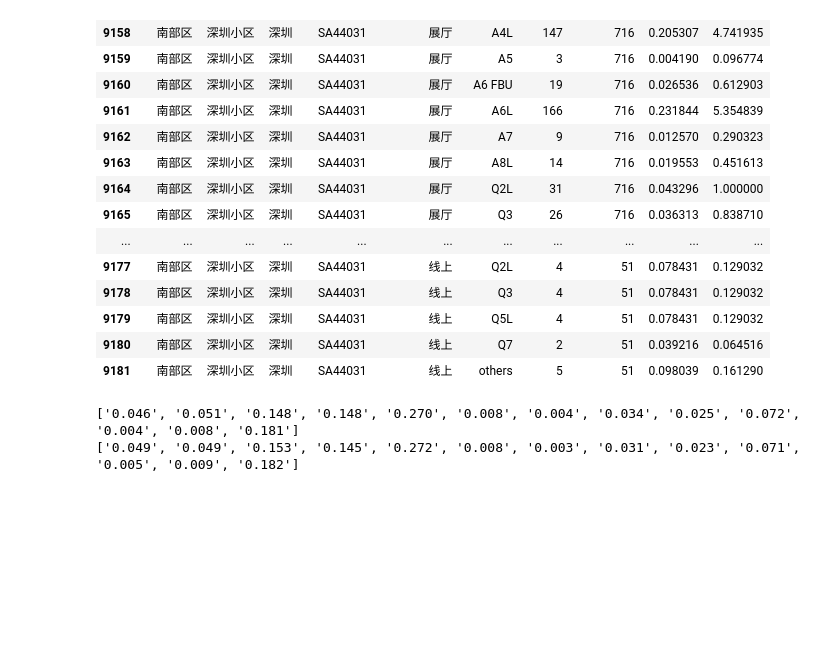
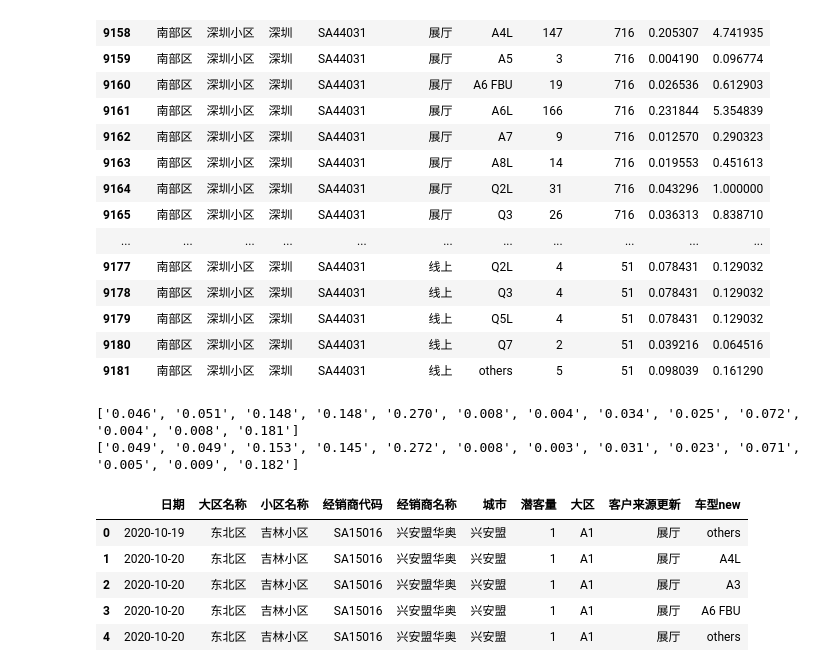
Before and after one commit to orinbai/notebook, a Jupyter notebook: missval.ipynb, the cells around one changed output. Drawn from its saved outputs; the diff is of its cells as text; code cells hidden in the pictures; blank space fills up the shorter version.

```diff
--- a/missval.ipynb
+++ b/missval.ipynb
@@ -24,4 +24,4 @@ cFilename = "车型代码20201111_F.xlsx"
 # databook = pd.read_excel("%s/%s" % (basedir, dFilename), sheet_name=0)
 # %%
 # databook.to_pickle("potential.pkl")
-databook = pd.read_pickle("potential.pkl")
+databook = pd.read_pickle("Data/potential.pkl")
@@ -39 +35,9 @@ tExcel = pd.read_excel("setting.xlsx", sheet_name=None)
+# %%
+# setting.xlsx 格式
+# 每个sheet的名字会被用来作为字段映射时的字典名，所以最好用英文，比如现在setting里的sheet名就是"cartype","bigarea"
+# 同时，sheet的内容是一个字段的映射关系，比如 大区名称->大区
+#      A    B
+#  1  东北区 A1
+# 这样读取的时候就可以按照下面去读了
+tExcel = pd.read_excel("Data/setting.xlsx", sheet_name=None)
 # %%
@@ -757,3 +769,14 @@ print(list(map(lambda x: '%.3f' % (x/maxnum), result)))
 # %% [output]
 ['0.046', '0.051', '0.148', '0.148', '0.270', '0.008', '0.004', '0.034', '0.025', '0.072', '0.004', '0.008', '0.181']
 ['0.049', '0.049', '0.153', '0.145', '0.272', '0.008', '0.003', '0.031', '0.023', '0.071', '0.005', '0.009', '0.182']
+# %%
+dataMiss['大区'] = dataMiss['大区名称'].map(settingHash['bigarea'])
+# %%
+dataMiss.head()
+# %% [output]
+|  | 日期 | 大区名称 | 小区名称 | 经销商代码 | 经销商名称 | 城市 | 潜客量 | 大区 | 客户来源更新 | 车型new |
+| 0 | 2020-10-19 | 东北区 | 吉林小区 | SA15016 | 兴安盟华奥 | 兴安盟 | 1 | A1 | 展厅 | others |
+| 1 | 2020-10-20 | 东北区 | 吉林小区 | SA15016 | 兴安盟华奥 | 兴安盟 | 1 | A1 | 展厅 | A4L |
+| 2 | 2020-10-20 | 东北区 | 吉林小区 | SA15016 | 兴安盟华奥 | 兴安盟 | 1 | A1 | 展厅 | A3 |
+| 3 | 2020-10-20 | 东北区 | 吉林小区 | SA15016 | 兴安盟华奥 | 兴安盟 | 1 | A1 | 展厅 | A6 FBU |
+| 4 | 2020-10-20 | 东北区 | 吉林小区 | SA15016 | 兴安盟华奥 | 兴安盟 | 1 | A1 | 展厅 | others |
```
Also changed, not shown: parts of 10 cells of this notebook, 1 other file.
